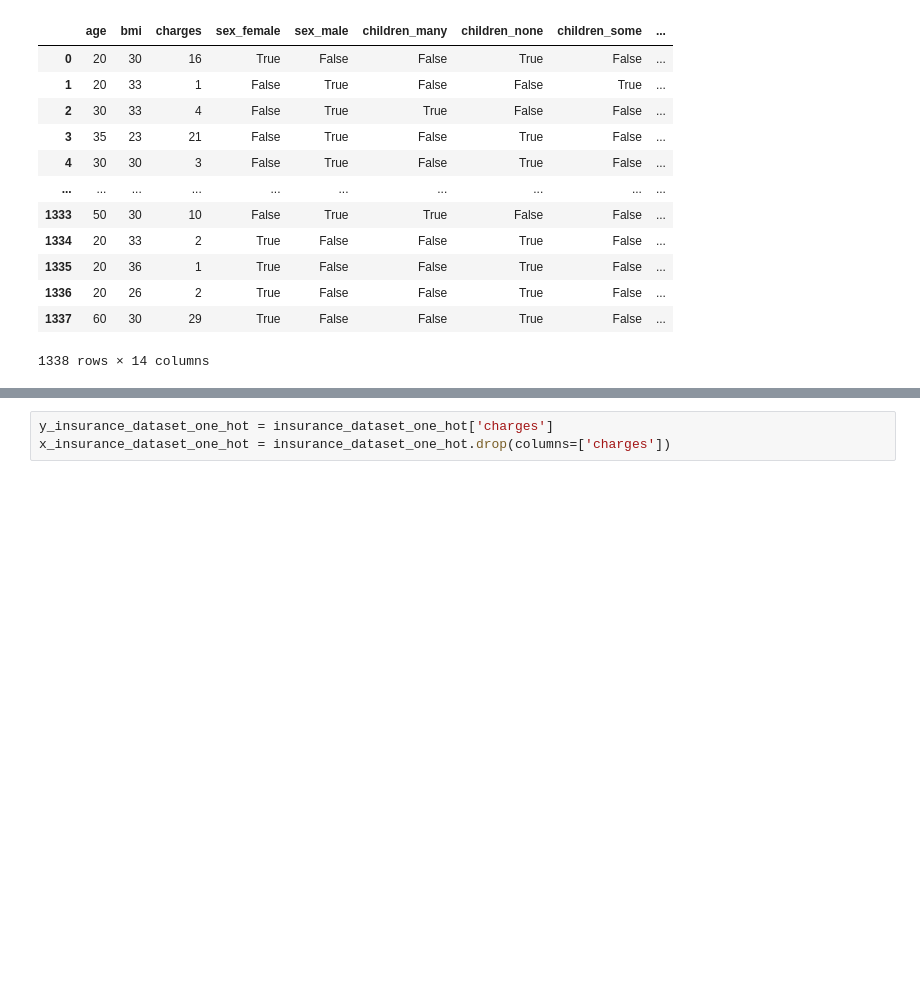
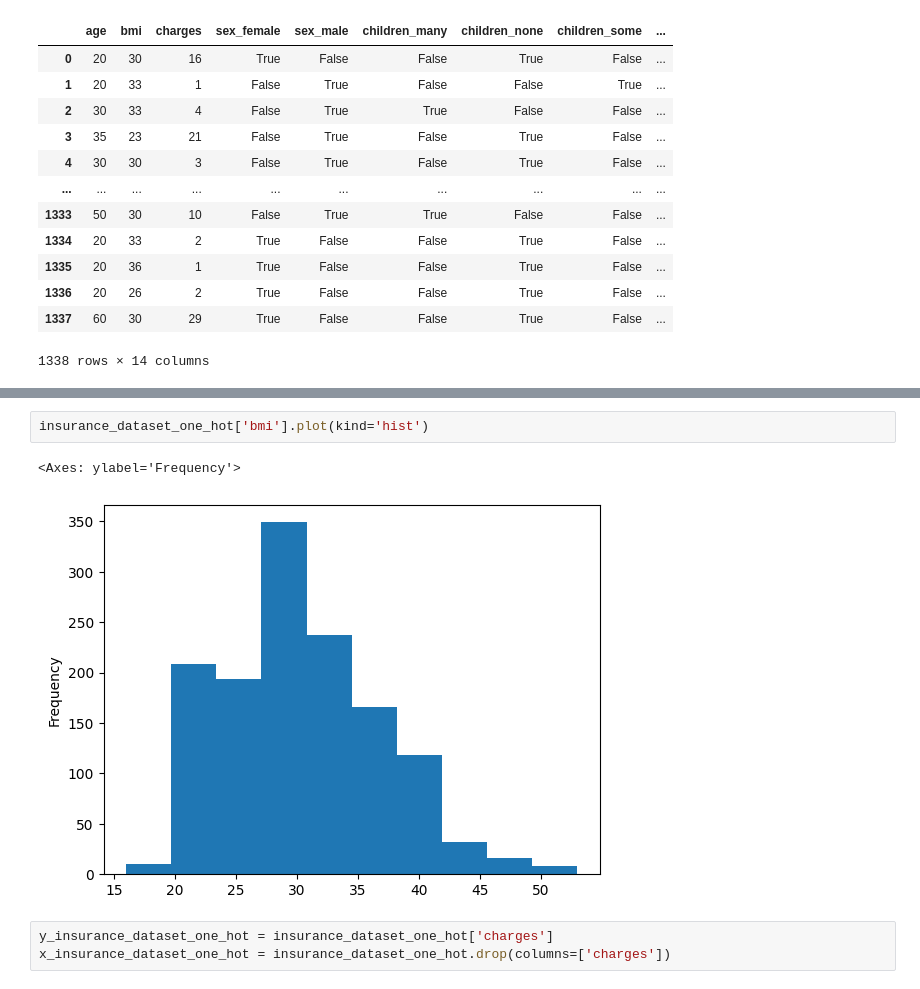
Before and after one commit to ftwr42/TensorFlow_for_Deep_Learning_Bootcamp, a Jupyter notebook: Abschnitt 3: Neural network regression with TensorFlow/5th.ipynb, the cells around one changed output, grey strips where cells are left out. Saved outputs shown, nothing was run; the diff lists cells and outputs as text; blank space fills up the shorter version.

```diff
--- a/Abschnitt 3: Neural network regression with TensorFlow/5th.ipynb
+++ b/Abschnitt 3: Neural network regression with TensorFlow/5th.ipynb
@@ -124,3 +128,8 @@ insurance_dataset_one_hot
+# %%
+insurance_dataset_one_hot['bmi'].plot(kind='hist')
+# %% [output]
+<Axes: ylabel='Frequency'>
+[figure, added]
 # %%
 y_insurance_dataset_one_hot = insurance_dataset_one_hot['charges']
 x_insurance_dataset_one_hot = insurance_dataset_one_hot.drop(columns=['charges'])
```
Also changed, not shown: parts of 6 cells of this notebook, 1 other file.
